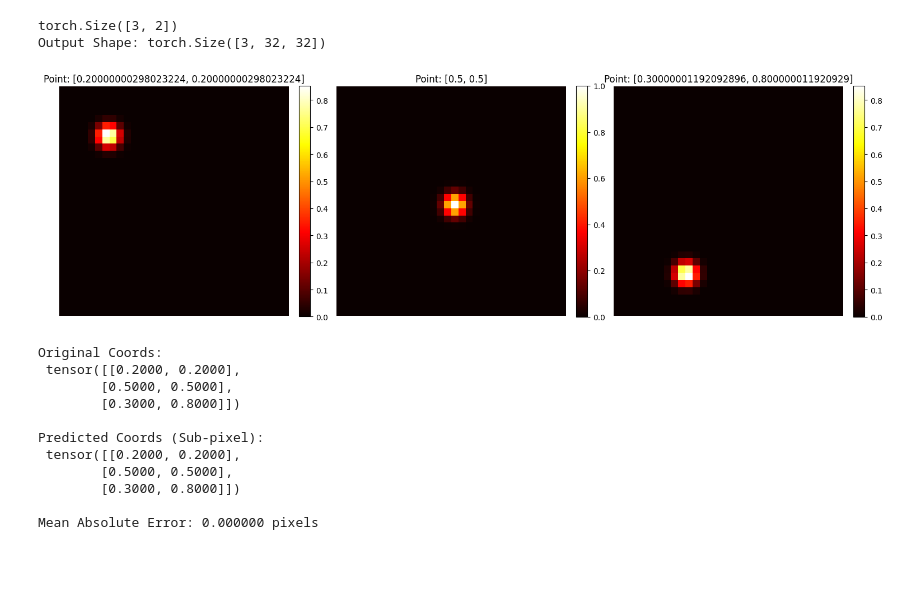
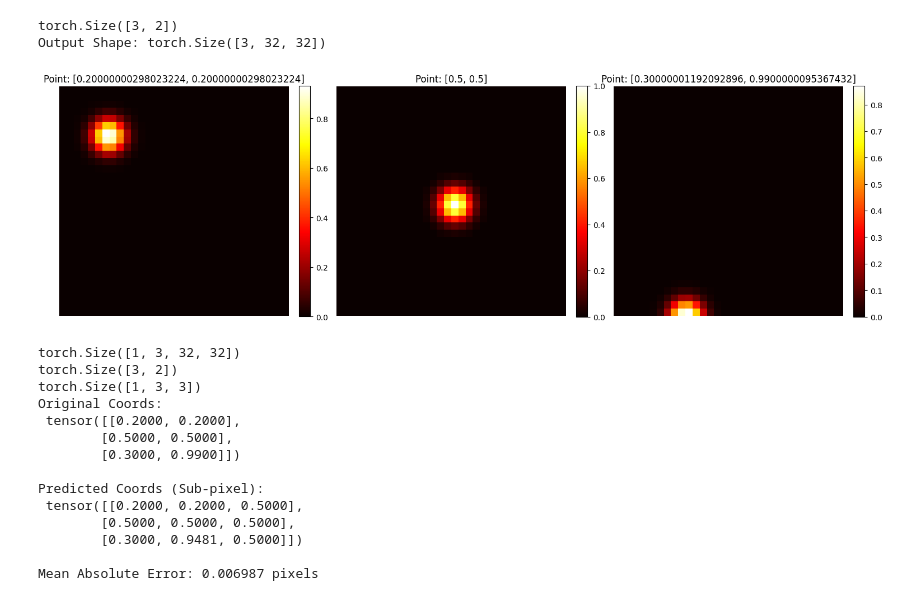
Before and after one commit to Leo00010011/From-Noisy-Eye-Tracking-To-Scanpath, a Jupyter notebook: src/notebooks/gaussian_map.ipynb, the cells around one changed output. Drawn from its saved outputs; the diff is of its cells as text; code cells hidden in the pictures; blank space fills up the shorter version.

```diff
--- a/src/notebooks/gaussian_map.ipynb
+++ b/src/notebooks/gaussian_map.ipynb
@@ -7,64 +7,62 @@ from src.data.transforms import generate_gaussian_heatmaps, get_coords_from_heat
 import torch
 import matplotlib.pyplot as plt
 # %%
-
-
 # --- Example Usage ---
+transform = AddHeatmaps(sigma=1.5)
 
 # Define settings
 H, W = 32, 32
 coordinates = torch.tensor([
     [20.0, 20.0],  # Top-leftish
     [50.0, 50.0],  # Center
-    [30.0, 80.0]   # Bottom-rightish
+    [30.0, 99.0]   # Bottom-rightish
 ])
 coordinates = coordinates/100
 print(coordinates.shape)
 # Generate heatmaps
-heatmap_tensor = generate_gaussian_heatmaps(coordinates, (H, W), sigma=1)
+heatmap_tensor = transform({'y':coordinates})['heatmaps']
 
-print(f"Output Shape: {heatmap_tensor.shape}") # Should be (3, 100, 100)
-
-# --- Visualization (Optional) ---
-# If you want to visualize the result
-
-# Fix for shape mismatch (should handle batch/point axis first)
+print(f"Output Shape: {heatmap_tensor.shape}")
 num_points = heatmap_tensor.shape[0]
 
 
 fig, axes = plt.subplots(1, num_points, figsize=(5 * num_points, 5))
 if num_points == 1:
     axes = [axes]
 for i in range(num_points):
     im = axes[i].imshow(heatmap_tensor[i].cpu().numpy(), cmap='hot', origin='upper')
     plt.colorbar(im, ax=axes[i], fraction=0.046, pad=0.04)
     axes[i].set_title(f"Point: {coordinates[i].tolist()}")
     axes[i].axis('off')
 
 plt.tight_layout()
 plt.show()
 # %% [output]
 torch.Size([3, 2])
 Output Shape: torch.Size([3, 32, 32])
-[figure, old version]
+[figure, new version]
 # %%
-predicted_coords = get_coords_from_heatmaps(heatmap_tensor.unsqueeze(0)).squeeze(0)
+predicted_coords = transform.inverse({'heatmaps':heatmap_tensor.unsqueeze(0),
+                                      'dur':torch.ones((1,heatmap_tensor.shape[0]), dtype=torch.float32)}, torch.ones((1,heatmap_tensor.shape[0]), dtype=torch.bool), 'heatmaps')['reg'].squeeze(0)
 
 print("Original Coords:\n", coordinates)
 print("\nPredicted Coords (Sub-pixel):\n", predicted_coords)
 
 # Calculate Error
-error = (coordinates - predicted_coords).abs().mean()
+error = (coordinates - predicted_coords[:,:2]).abs().mean()
 print(f"\nMean Absolute Error: {error.item():.6f} pixels")
 # %% [output]
+torch.Size([1, 3, 32, 32])
+torch.Size([3, 2])
+torch.Size([1, 3, 3])
 Original Coords:
  tensor([[0.2000, 0.2000],
         [0.5000, 0.5000],
-        [0.3000, 0.8000]])
+        [0.3000, 0.9900]])
 
 Predicted Coords (Sub-pixel):
- tensor([[0.2000, 0.2000],
-        [0.5000, 0.5000],
-        [0.3000, 0.8000]])
+ tensor([[0.2000, 0.2000, 0.5000],
+        [0.5000, 0.5000, 0.5000],
+        [0.3000, 0.9481, 0.5000]])
 
-Mean Absolute Error: 0.000000 pixels
+Mean Absolute Error: 0.006987 pixels
```
Also changed, not shown: parts of 2 cells of this notebook, 5 other files.
